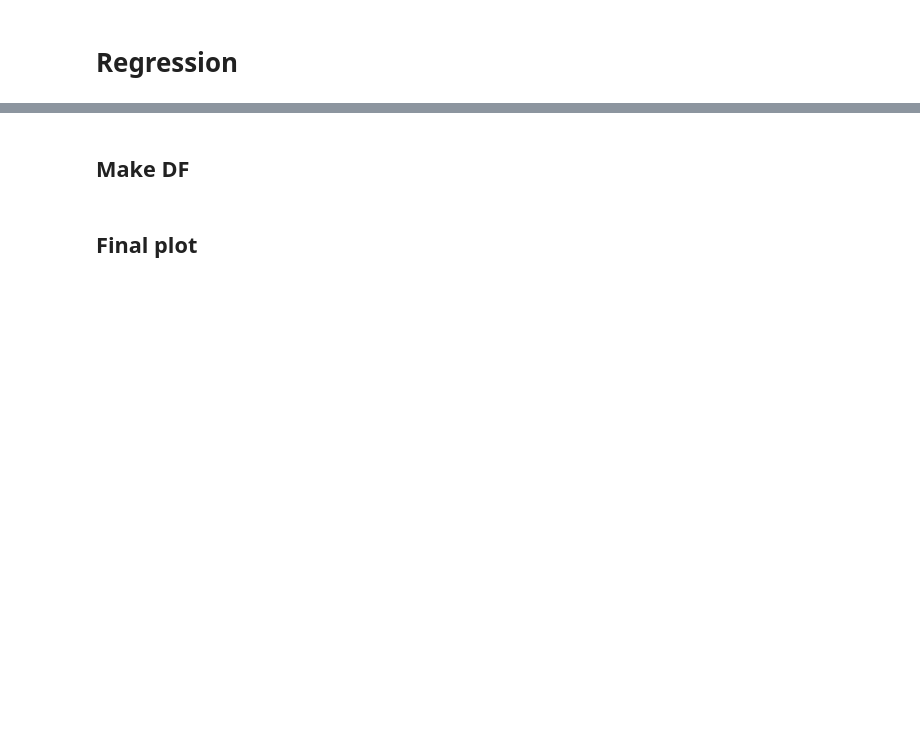
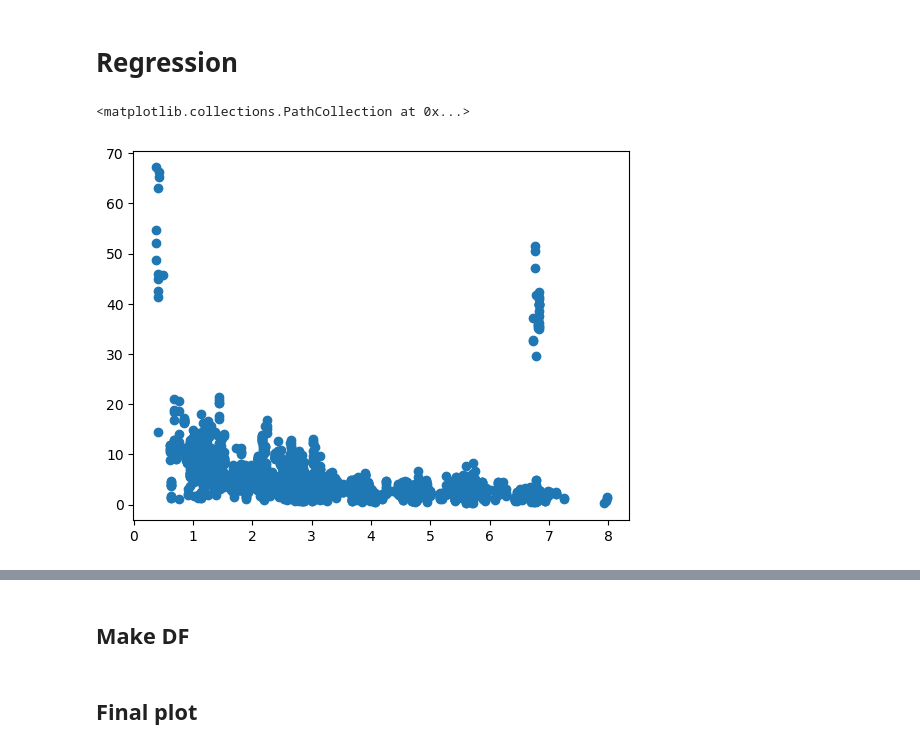
Before and after one commit to NeuroHackademy2025/pRF-project_NH2025, a Jupyter notebook: plot_AW.ipynb, the cells around one changed output, grey strips where cells are left out. Saved outputs shown, nothing was run; the diff lists cells and outputs as text; code cells hidden in the pictures; blank space fills up the shorter version.

```diff
--- a/plot_AW.ipynb
+++ b/plot_AW.ipynb
@@ -23,10 +23,10 @@ from plot_utils_AW import plotly_template, prf_ecc_pcm_plot_matplotlib
 from math_utils import weighted_regression, weighted_nan_percentile, weighted_nan_median
 # %%
 # Settings
-subject_id = 111312
+subject_id = 412528
 hemis = 'lh'
 hemis = ['lh','rh']
-roi = 'V1'
+roi = 'V2'
 rois = ['V1', 'V2', 'V3']
 plot_groups = [['V1'],['V2'],['V3']]
 roi_code = {'V1':1,
@@ -45,8 +45,9 @@ tsv_fn_5mm = '{}/{}_prf_parameters_5mm.tsv'.format(tsv_dir, subject_id)
 prf_CM_df_5mm = pd.read_table(tsv_fn_5mm, sep="\t")
 # %%
 # Filter data
-th = 100
-prf_CM_df_5mm_filter = prf_CM_df_5mm[prf_CM_df_5mm['pRF_CM'] <= th]
+pCM_th = 100
+r2_th = 0.05
+prf_CM_df_5mm_filter = prf_CM_df_5mm[(prf_CM_df_5mm['pRF_CM'] <= pCM_th) & (prf_CM_df_5mm['prf_r2'] >= r2_th)]
 # %%
 roi_colors = {'V1': 'rgb(243, 231, 155)',
               'V2': 'rgb(250, 196, 132)',
@@ -58,2 +58,7 @@ roi = 'V1'
 max_ecc = 8
 prf_CM_df_5mm_roi = prf_CM_df_5mm_filter.loc[prf_CM_df_5mm['roi']==roi]
+# %%
+plt.scatter(prf_CM_df_5mm_roi['prf_ecc'], prf_CM_df_5mm_roi['pRF_CM'])
+# %% [output]
+<matplotlib.collections.PathCollection at 0x...>
+[figure, added]
```
Also changed, not shown: parts of 3 cells of this notebook, 4 other files.
